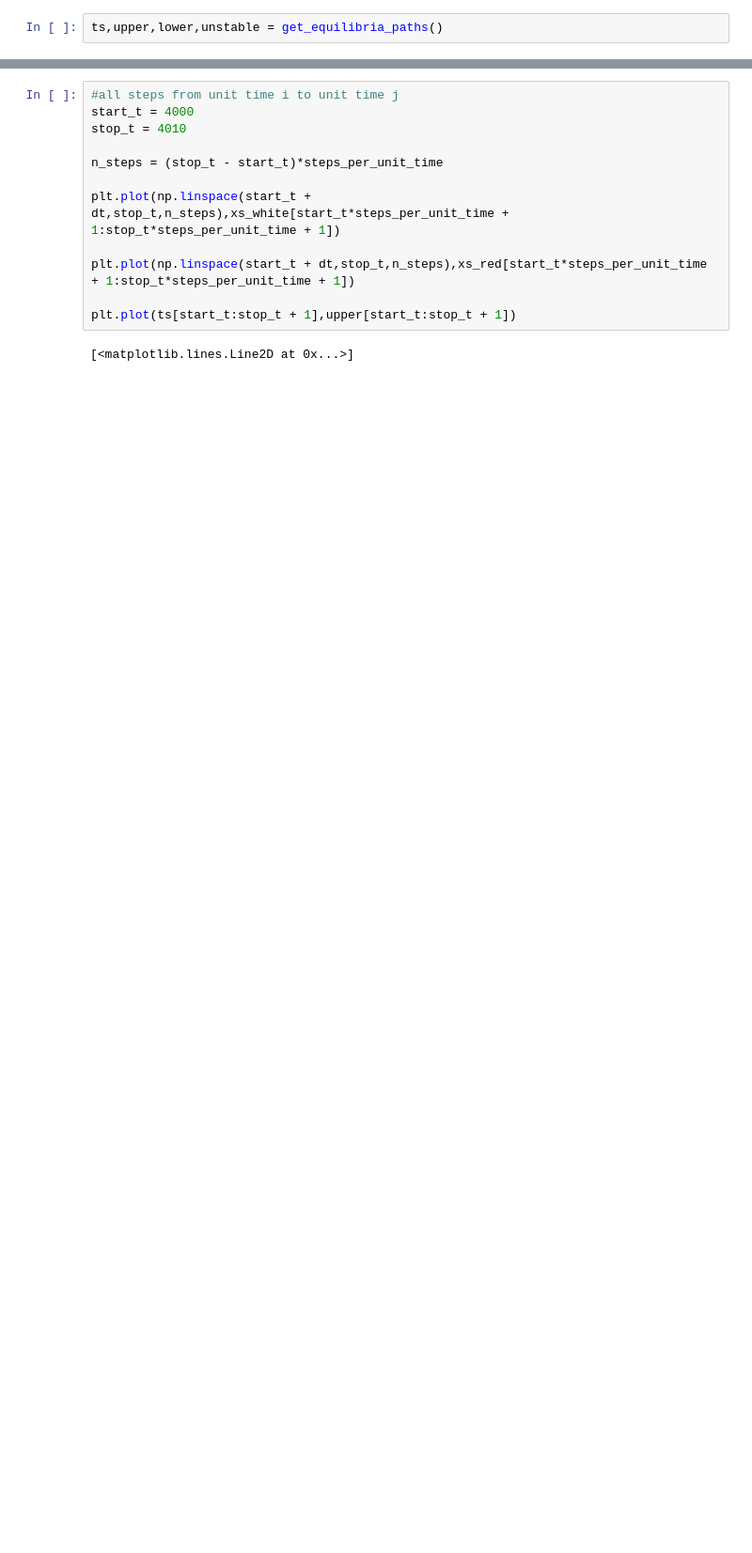
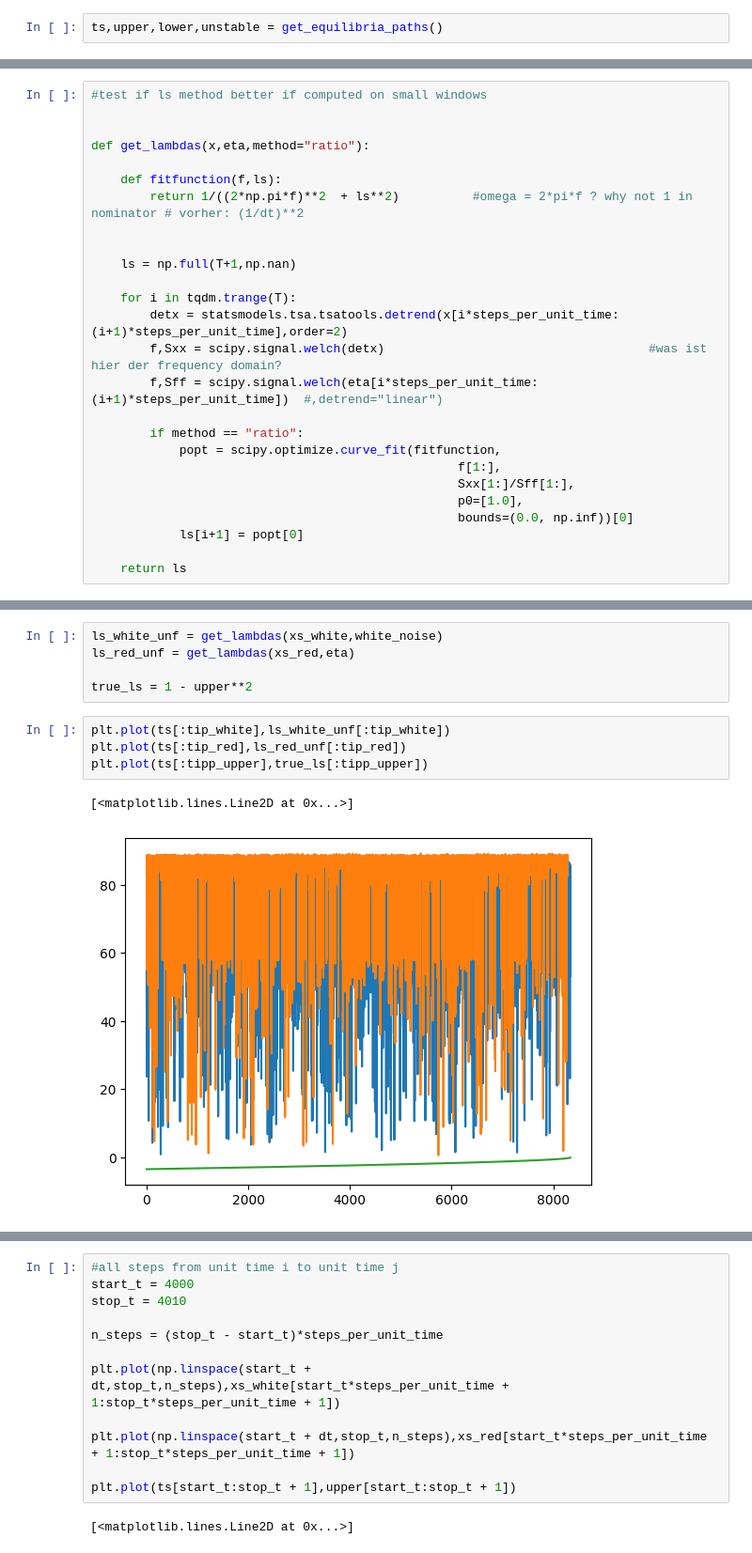
Before and after one commit to j-dichgans/Bachelor-Thesis, a Jupyter notebook: clarke_fig_1_v2.ipynb, the cells around one changed output, grey strips where cells are left out. Shown: that part at 94% size. Drawn from its saved outputs; the diff is of its cells as text; blank space fills up the shorter version.

```diff
--- a/clarke_fig_1_v2.ipynb
+++ b/clarke_fig_1_v2.ipynb
@@ -211,0 +216,26 @@ Text(0.5, 0, 'mu')
+# %%
+#test if ls method better if computed on small windows
+
+
+def get_lambdas(x,eta,method="ratio"):
+
+    def fitfunction(f,ls):
+        return 1/((2*np.pi*f)**2  + ls**2)          #omega = 2*pi*f ? why not 1 in nominator # vorher: (1/dt)**2
+
+
+    ls = np.full(T+1,np.nan)
+
+    for i in tqdm.trange(T):
+        detx = statsmodels.tsa.tsatools.detrend(x[i*steps_per_unit_time:(i+1)*steps_per_unit_time],order=2)
+        f,Sxx = scipy.signal.welch(detx)                                    #was ist hier der frequency domain?
+        f,Sff = scipy.signal.welch(eta[i*steps_per_unit_time:(i+1)*steps_per_unit_time])  #,detrend="linear")
+
+        if method == "ratio":
+            popt = scipy.optimize.curve_fit(fitfunction,
+                                                  f[1:],
+                                                  Sxx[1:]/Sff[1:],
+                                                  p0=[1.0],
+                                                  bounds=(0.0, np.inf))[0]
+            ls[i+1] = popt[0]
+
+    return ls
@@ -211,0 +276,12 @@ Text(0.5, 0, 'mu')
+# %%
+ls_white_unf = get_lambdas(xs_white,white_noise)
+ls_red_unf = get_lambdas(xs_red,eta)
+
+true_ls = 1 - upper**2
+# %%
+plt.plot(ts[:tip_white],ls_white_unf[:tip_white])
+plt.plot(ts[:tip_red],ls_red_unf[:tip_red])
+plt.plot(ts[:tipp_upper],true_ls[:tipp_upper])
+# %% [output]
+[<matplotlib.lines.Line2D at 0x...>]
+[figure, added]
```
Also changed, not shown: parts of 13 cells of this notebook, 1 other file.
